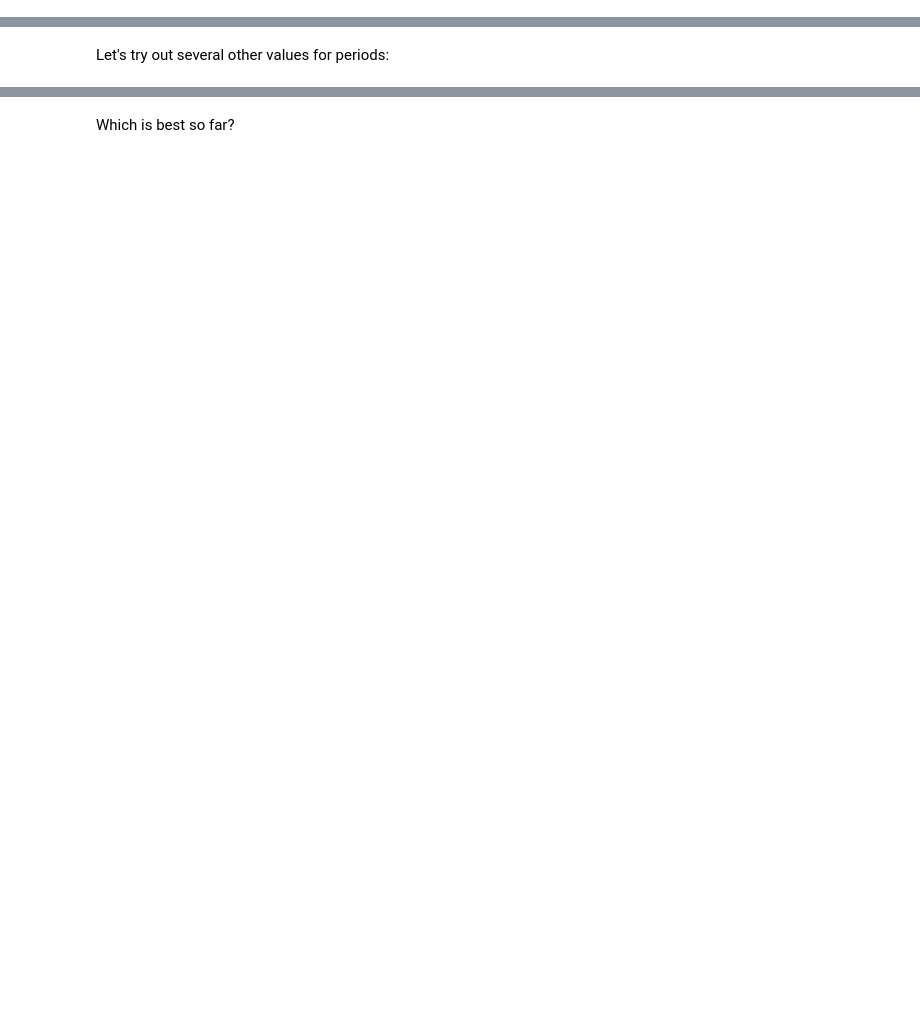
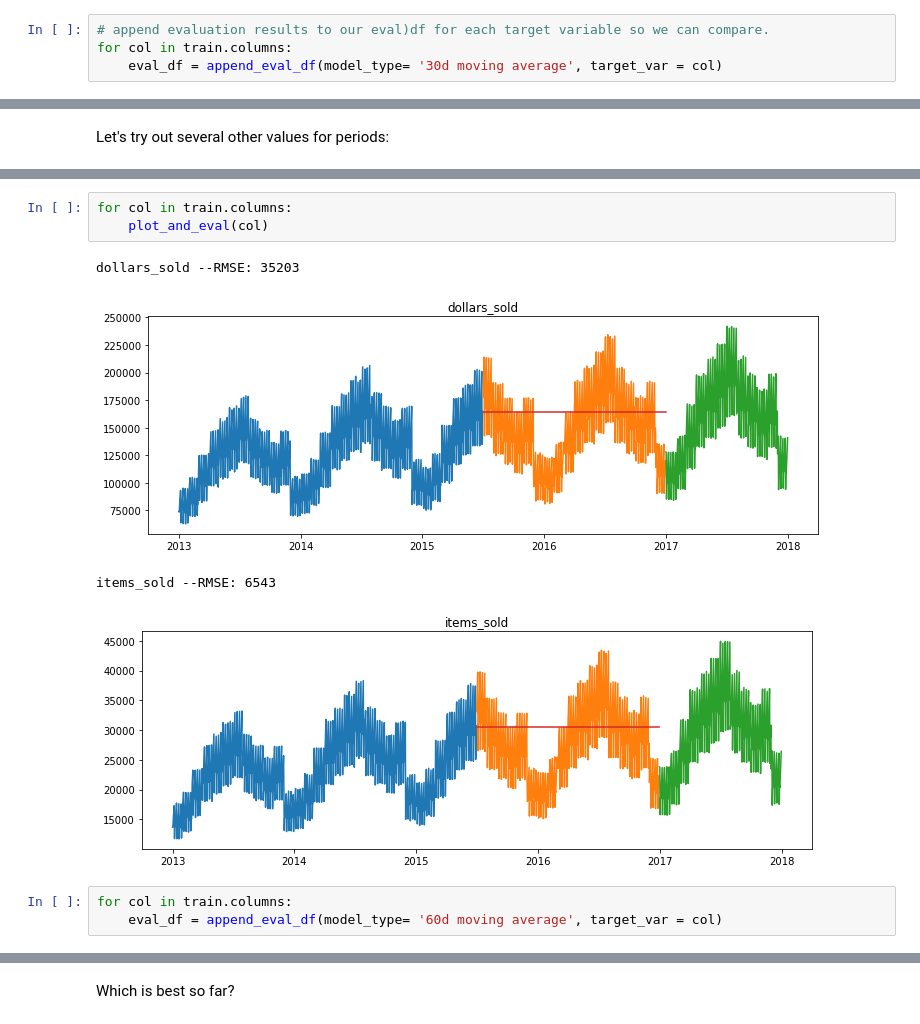
Before and after one commit to lopezelihezer/time-series-exercises, a Jupyter notebook: modeling-lesson.ipynb, the cells around one changed output, grey strips where cells are left out. Saved outputs shown, nothing was run; the diff lists cells and outputs as text; blank space fills up the shorter version.

```diff
--- a/modeling-lesson.ipynb
+++ b/modeling-lesson.ipynb
@@ -432,3 +448,7 @@ items_sold -- RMSE: 6954
 **Evaluate**
 
 Evaluate using MSE and RMSE, and add evaluation metrics to `eval_df`
+# %%
+# append evaluation results to our eval)df for each target variable so we can compare.
+for col in train.columns:
+    eval_df = append_eval_df(model_type= '30d moving average', target_var = col)
@@ -436,0 +496,11 @@ Let's try out several other values for periods:
+# %%
+for col in train.columns:
+    plot_and_eval(col)
+# %% [output]
+dollars_sold --RMSE: 35203
+[figure, added]
+items_sold --RMSE: 6543
+[figure, added]
+# %%
+for col in train.columns:
+    eval_df = append_eval_df(model_type= '60d moving average', target_var = col)
```
Also changed, not shown: parts of 39 cells of this notebook, 1 other file.
